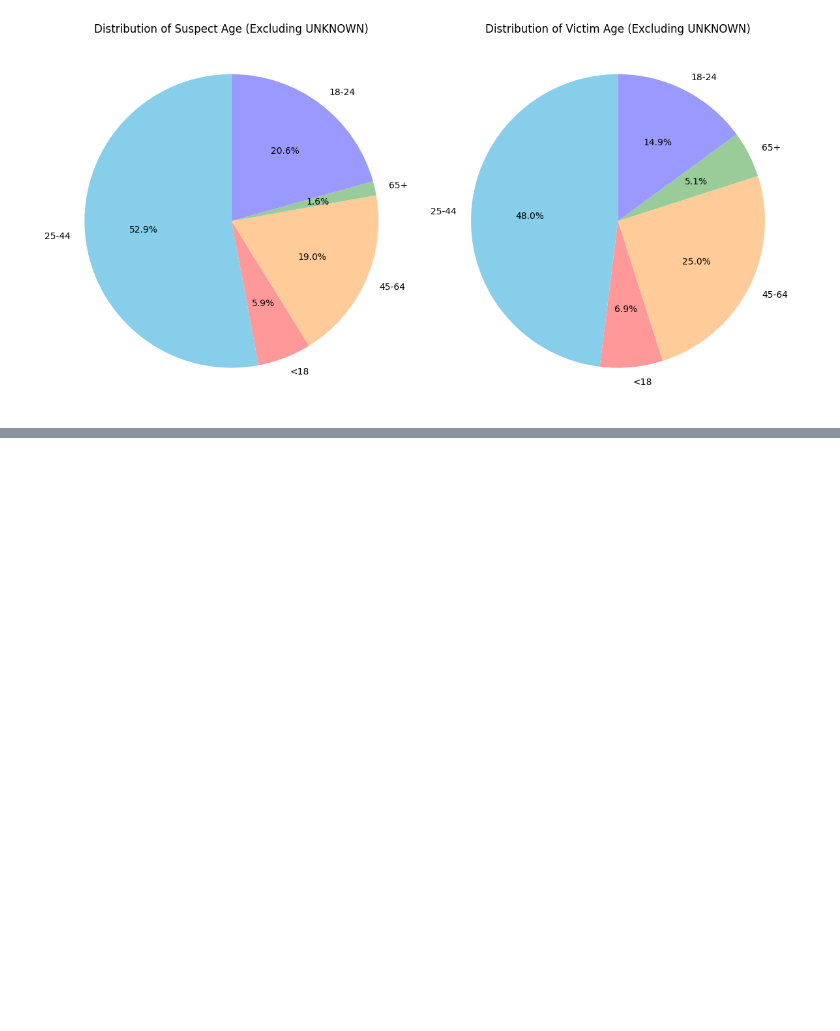
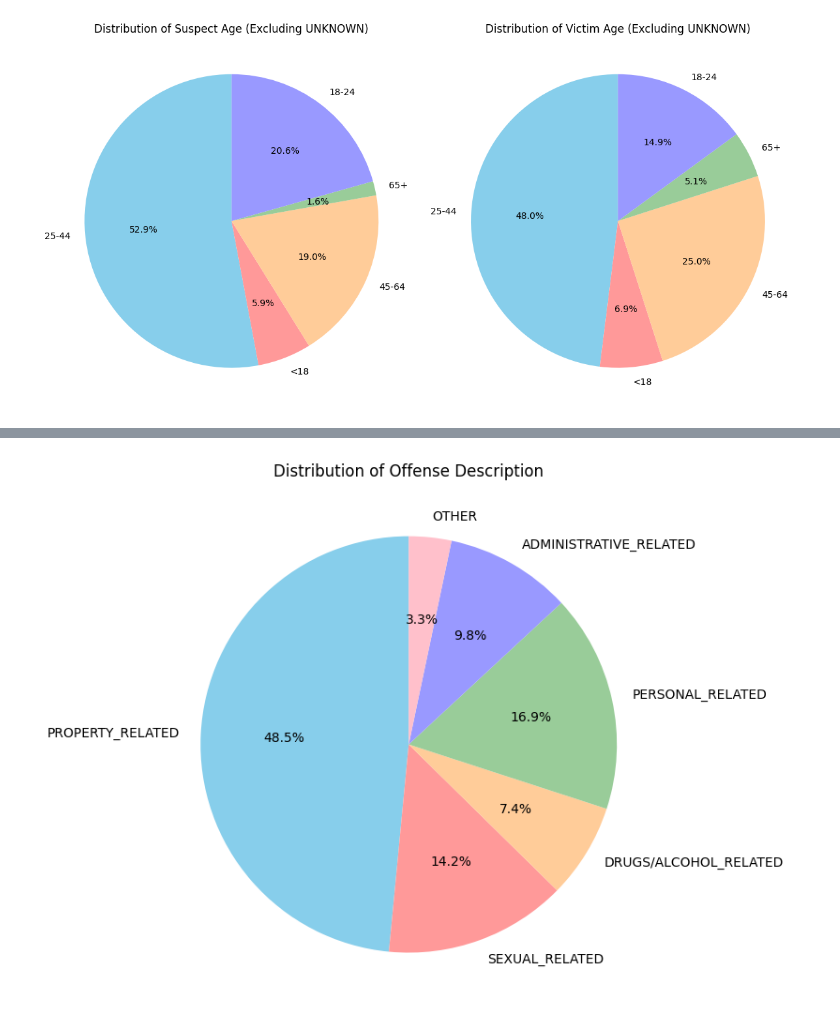
Before and after one commit to amenallahbenothmen/NYC_Crime_Complaint_Prediction, a Jupyter notebook: Data_Cleaning.ipynb, the cells around one changed output, grey strips where cells are left out. Drawn from its saved outputs; the diff is of its cells as text; code cells hidden in the pictures; blank space fills up the shorter version.

```diff
--- a/Data_Cleaning.ipynb
+++ b/Data_Cleaning.ipynb
@@ -599,0 +620,24 @@ plt.show()
+# %%
+import matplotlib.pyplot as plt
+
+valid_offenses = ['PROPERTY_RELATED', 'SEXUAL_RELATED', 'DRUGS/ALCOHOL_RELATED', 'PERSONAL_RELATED', 'ADMINISTRATIVE_RELATED','OTHER']
+colors = ['#87CEEB', '#FF9999', '#FFCC99', '#99CC99', '#9999FF', '#FFC0CB']
+offense_counts = df['Offense_Description'].value_counts().reindex(valid_offenses, fill_value=0)
+
+fig, ax = plt.subplots(figsize=(8, 8))
+
+offense_counts.plot.pie(
+    autopct='%1.1f%%',
+    startangle=90,
+    colors=colors,
+    ax=ax,
+    legend=False
+)
+
+ax.set_ylabel('')
+ax.set_title('Distribution of Offense Description')
+
+plt.tight_layout()
+plt.show()
+# %% [output]
+[figure, added]
```
Also changed, not shown: parts of 29 cells of this notebook, 1 other file.
